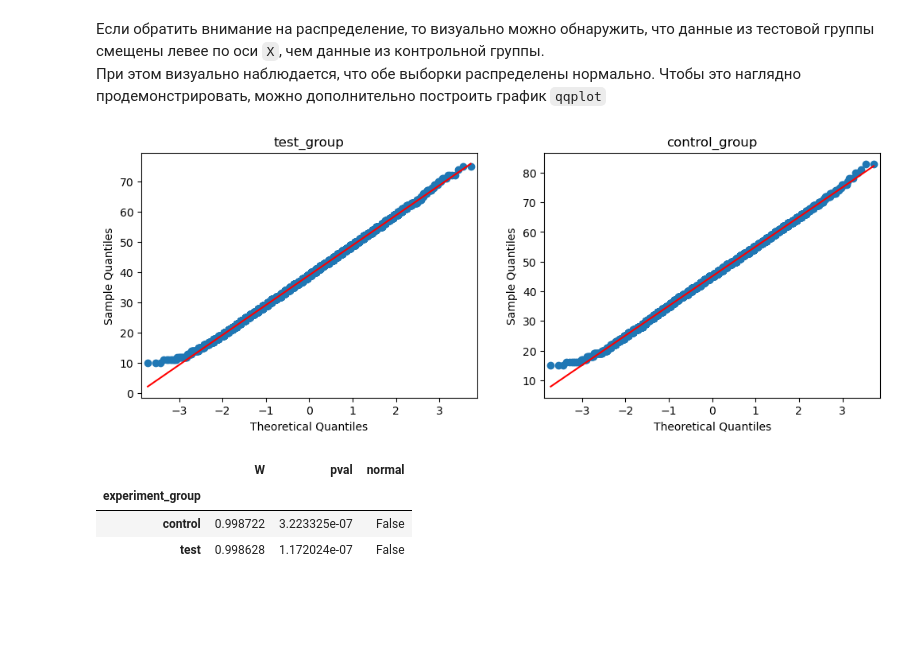
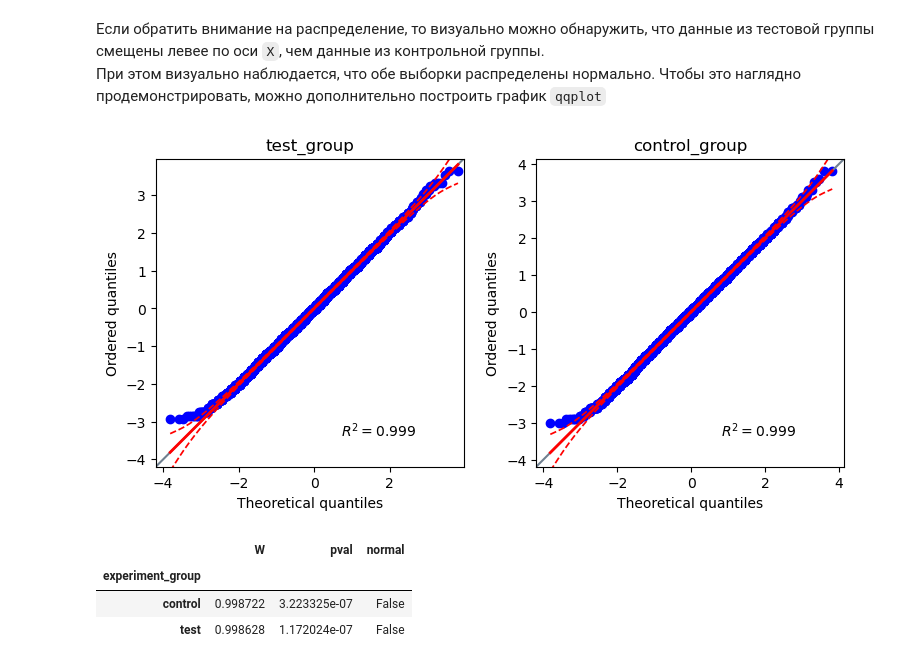
Before and after one commit to tabbols95/AB-testing, a Jupyter notebook: t-tests/pizza_delivery_edu.ipynb, the cells around one changed output. Drawn from its saved outputs; the diff is of its cells as text; code cells hidden in the pictures; blank space fills up the shorter version.

Commit message:
pingouin qqplots, correct desc

```diff
--- a/t-tests/pizza_delivery_edu.ipynb
+++ b/t-tests/pizza_delivery_edu.ipynb
@@ -34,7 +34,7 @@ warnings.filterwarnings('ignore')
 
 %matplotlib inline
 # %%
-data = pd.read_csv('data_pizza_delivery.csv')
+data = pd.read_csv(r'data\data_pizza_delivery.csv')
 # %%
 data.head()
 # %% [output]
@@ -66,16 +66,18 @@ sns.despine(offset=0, trim=True)
 # %% [markdown]
 Если обратить внимание на распределение, то визуально можно обнаружить, что данные из тестовой группы смещены левее по оси `X`, чем данные из контрольной группы.<br>
 При этом визуально наблюдается, что обе выборки распределены нормально. Чтобы это наглядно продемонстрировать, можно дополнительно построить график `qqplot`
-# %%
-plt.rcParams["figure.figsize"] = (12, 4)
-f, (ax1, ax2) = plt.subplots(1, 2)
-sm.qqplot(data.loc[data['experiment_group']=='test', 'delivery_time'], line='r', ax=ax1)
-ax1.set_title('test_group')
-sm.qqplot(data.loc[data['experiment_group']=='control', 'delivery_time'], line='r', ax=ax2)
-ax2.set_title('control_group')
-plt.show()
-# %% [output]
-[figure, removed]
+# %%
+x_test = data.loc[data['experiment_group']=='test', 'delivery_time']
+x_control = data.loc[data['experiment_group']=='control', 'delivery_time']
+
+fig, (ax1, ax2) = plt.subplots(1, 2, figsize=(9, 4))
+ax1 = pg.qqplot(x_test, dist='norm', ax=ax1)
+ax1.set_title('test_group')
+ax2 = pg.qqplot(x_control, dist='norm', ax=ax2)
+ax2.set_title('control_group')
+plt.show()
+# %% [output]
+[figure, added]
 # %%
 pg.normality(data=data, dv='delivery_time', group='experiment_group', method='shapiro')
 # %% [output]
```
Also changed, not shown: parts of 1 cell of this notebook.
